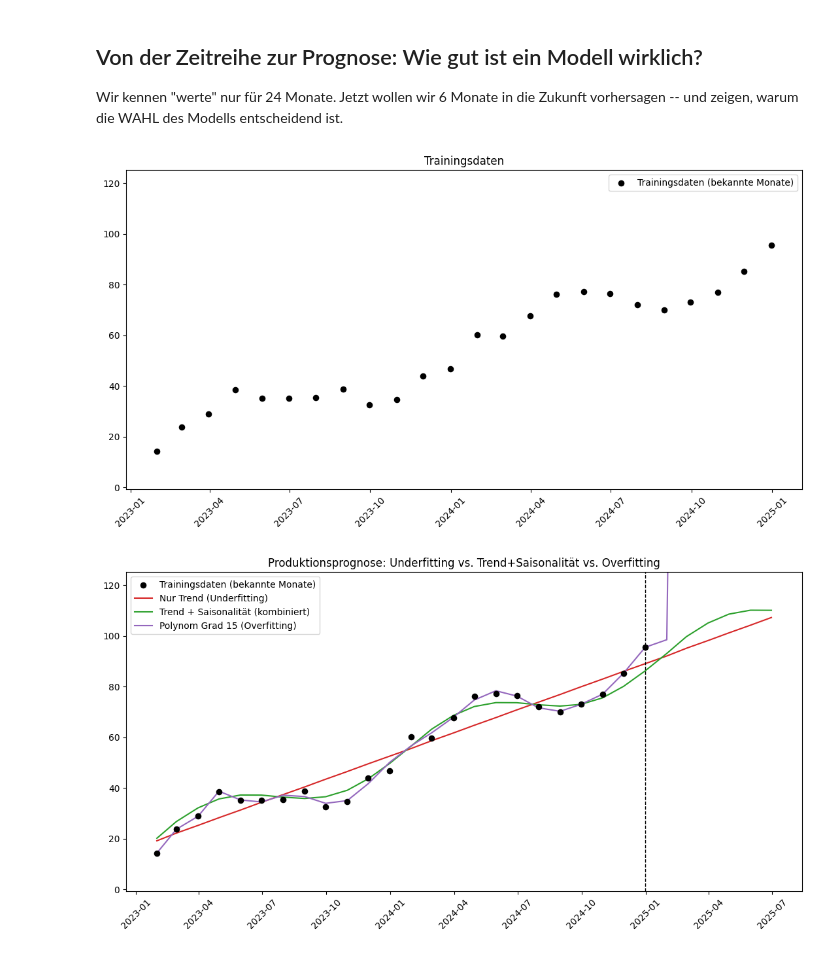
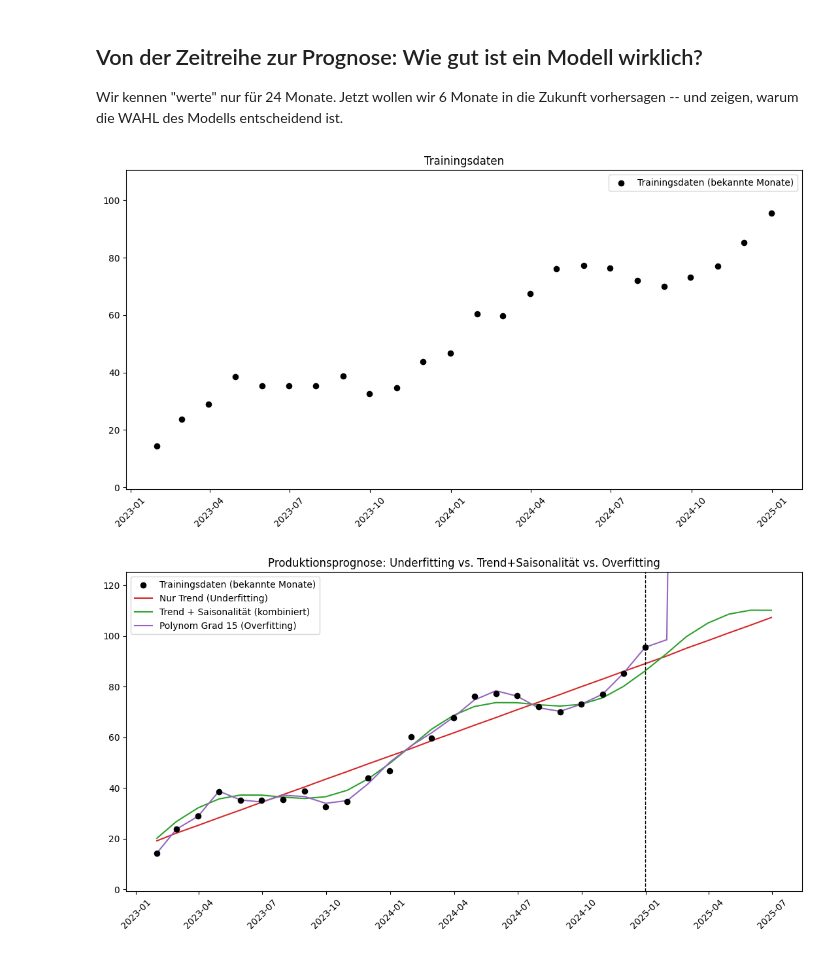
Before and after one commit to chiaoya/Deep-Learning-Foundations-Python-Tensorflow, a Jupyter notebook: notebook/DL_Day2_Tensorflow.ipynb, the cells around one changed output. Drawn from its saved outputs; the diff is of its cells as text; code cells hidden in the pictures.

```diff
--- a/notebook/DL_Day2_Tensorflow.ipynb
+++ b/notebook/DL_Day2_Tensorflow.ipynb
@@ -30,23 +31,22 @@ trend = trend_A + trend_B
 saison = saison_A + saison_B
 rauschen = rauschen_A + rauschen_B
 # %%
+import matplotlib.pyplot as plt
+
 # Plot: alle drei Modelle über die bekannten Monate hinaus verlängert
 plt.figure(figsize=(11,6))
 plt.scatter(daten, werte, color="black", s=35, zorder=5, label="Trainingsdaten (bekannte Monate)")
 
-# WICHTIG: y-Achse begrenzen! Sonst "explodiert" das Overfitting-Polynom
-# außerhalb der Trainingsdaten so stark, dass alle anderen Linien als
-# flache Striche bei 0 zusammengequetscht aussehen.
-plt.ylim(min(werte.min(), kurve_trend.min(), kurve_kombiniert.min()) - 15,
-         max(werte.max(), kurve_trend.max(), kurve_kombiniert.max()) + 15)
+# Set y-axis limits based on the training data only
+plt.ylim(werte.min() - 15, werte.max() + 15)
 
 plt.title("Trainingsdaten")
 plt.legend()
 plt.xticks(rotation=45)
 plt.tight_layout()
 plt.show()
 # %% [output]
-[figure, old version]
+[figure, new version]
 # %%
 n_future = 6
 zukunft_daten = pd.date_range(start=daten[-1], periods=n_future + 1, freq="ME")[1:]
```
Also changed, not shown: parts of 8 cells of this notebook.
